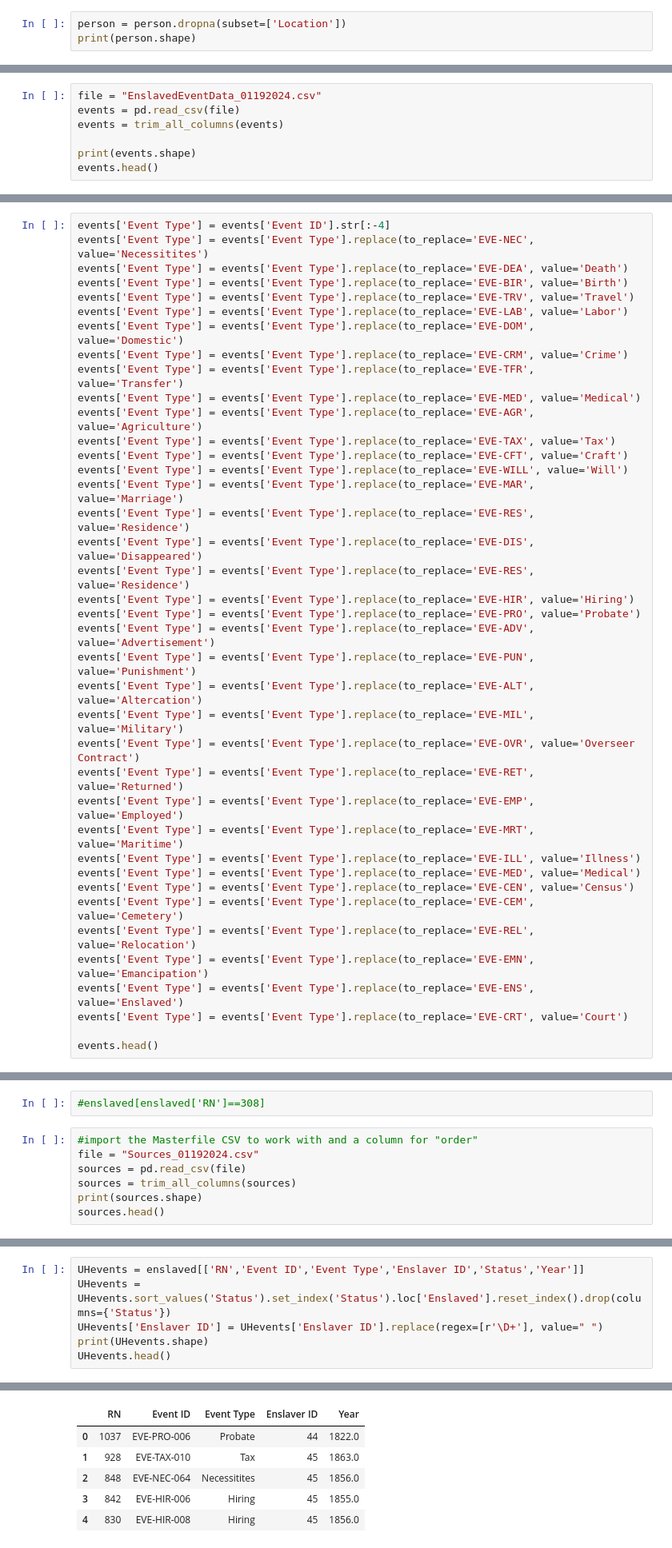
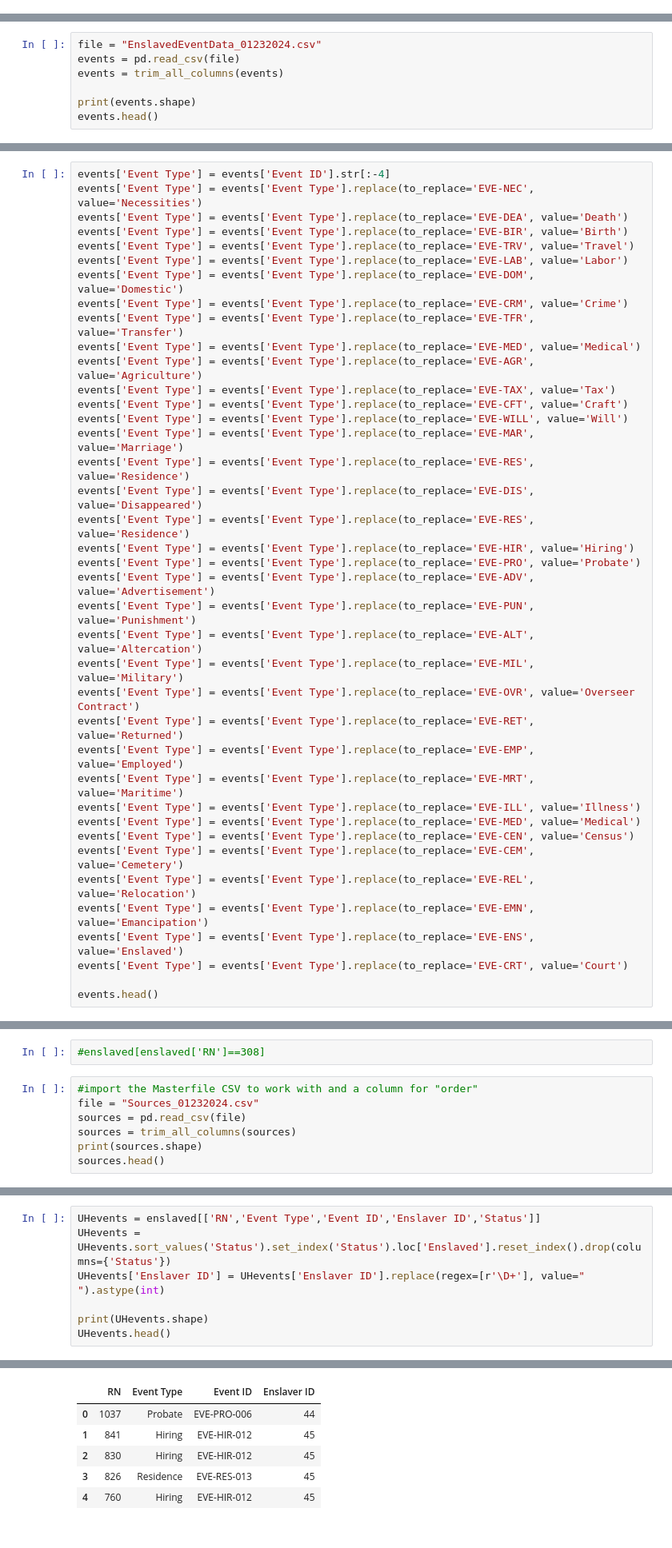
Before and after one commit to turtlek/CabellFamSociety, a Jupyter notebook: EnslavedData_UnionHill.ipynb, the cells around one changed output, grey strips where cells are left out. Shown at 80% size. Drawn from its saved outputs; the diff is of its cells as text.

```diff
--- a/EnslavedData_UnionHill.ipynb
+++ b/EnslavedData_UnionHill.ipynb
@@ -388,3 +381,0 @@ Name: count, dtype: int64
-# %%
-person = person.dropna(subset=['Location'])
-print(person.shape)
@@ -421,7 +405,7 @@ display.Image(filename="SecondStep.png", width=250, height=400)
 # %% [markdown]
 ## IMPORTANT- Remove all quotation marks (") before uploading file from Roots Magic
 # %%
-file = "EnslavedEventData_01192024.csv"
+file = "EnslavedEventData_01232024.csv"
 events = pd.read_csv(file)
 events = trim_all_columns(events)
 
@@ -594,7 +578,7 @@ Name: count, dtype: int64
 ### Add column for Event type
 # %%
 events['Event Type'] = events['Event ID'].str[:-4]
-events['Event Type'] = events['Event Type'].replace(to_replace='EVE-NEC', value='Necessitites')
+events['Event Type'] = events['Event Type'].replace(to_replace='EVE-NEC', value='Necessities')
 events['Event Type'] = events['Event Type'].replace(to_replace='EVE-DEA', value='Death')
 events['Event Type'] = events['Event Type'].replace(to_replace='EVE-BIR', value='Birth')
 events['Event Type'] = events['Event Type'].replace(to_replace='EVE-TRV', value='Travel')
@@ -690,7 +674,7 @@ enslaved.head()
 #enslaved[enslaved['RN']==308]
 # %%
 #import the Masterfile CSV to work with and a column for "order"
-file = "Sources_01192024.csv"
+file = "Sources_01232024.csv"
 sources = pd.read_csv(file)
 sources = trim_all_columns(sources)
 print(sources.shape)
@@ -1637,7 +1617,8 @@ UHEnslaved.to_csv("UHenslavedExport.csv", sep = '\t')
 # %%
-UHevents = enslaved[['RN','Event ID','Event Type','Enslaver ID','Status','Year']]
+UHevents = enslaved[['RN','Event Type','Event ID','Enslaver ID','Status']]
 UHevents = UHevents.sort_values('Status').set_index('Status').loc['Enslaved'].reset_index().drop(columns={'Status'})
-UHevents['Enslaver ID'] = UHevents['Enslaver ID'].replace(regex=[r'\D+'], value=" ")
+UHevents['Enslaver ID'] = UHevents['Enslaver ID'].replace(regex=[r'\D+'], value=" ").astype(int)
+
 print(UHevents.shape)
 UHevents.head()
 # %% [output]
@@ -1645,6 +1626,6 @@ UHevents.head()
-|  | RN | Event ID | Event Type | Enslaver ID | Year |
-| 0 | 1037 | EVE-PRO-006 | Probate | 44 | 1822.0 |
-| 1 | 928 | EVE-TAX-010 | Tax | 45 | 1863.0 |
-| 2 | 848 | EVE-NEC-064 | Necessitites | 45 | 1856.0 |
-| 3 | 842 | EVE-HIR-006 | Hiring | 45 | 1855.0 |
-| 4 | 830 | EVE-HIR-008 | Hiring | 45 | 1856.0 |
+|  | RN | Event Type | Event ID | Enslaver ID |
+| 0 | 1037 | Probate | EVE-PRO-006 | 44 |
+| 1 | 841 | Hiring | EVE-HIR-012 | 45 |
+| 2 | 830 | Hiring | EVE-HIR-012 | 45 |
+| 3 | 826 | Residence | EVE-RES-013 | 45 |
+| 4 | 760 | Hiring | EVE-HIR-012 | 45 |
```
Also changed, not shown: parts of 104 cells of this notebook.
